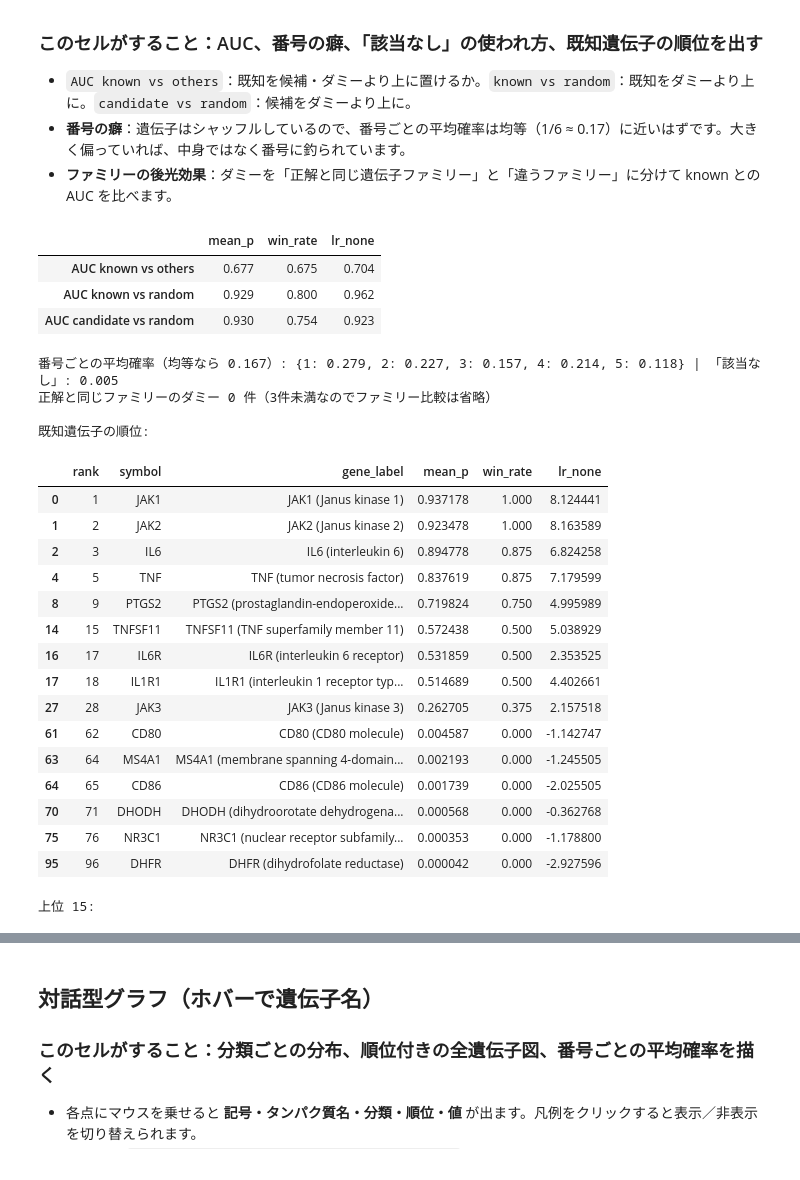
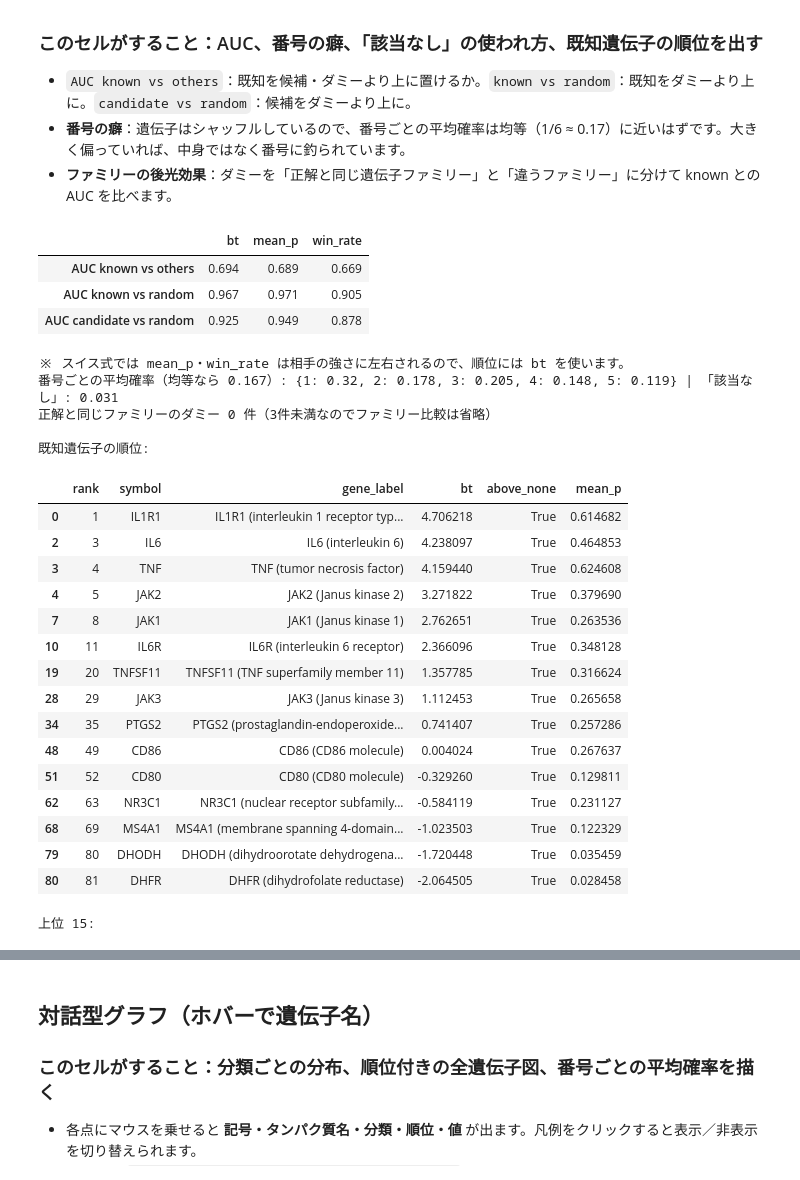
Before and after one commit to pepsea/gene_disease_prediction02, a Jupyter notebook: notebooks/04_relative_ranking.ipynb, the cells around one changed output, grey strips where cells are left out. Drawn from its saved outputs; the diff is of its cells as text; code cells hidden in the pictures.

```diff
--- a/notebooks/04_relative_ranking.ipynb
+++ b/notebooks/04_relative_ranking.ipynb
@@ -91,6 +108,8 @@ for b in DISEASE_INFO: print("  -", b[:110] + ("…" if len(b) > 110 else ""))
 # %%
 MAX_GENES = None                                   # 試運転なら 20 など
 N_ROUNDS = 8                                       # ≒ 1遺伝子あたりの比較回数
+RANDOM_ROUNDS = 2                                  # 最初にランダムに組むラウンド数。残りはスイス式
+JITTER = 0.3
 SEED = 0
 GROUP_SIZE = 5                                     # 固定（「該当なし」を含めて選択肢6つ＝1桁の数字）
 N_CTX = 2048
@@ -332,21 +340,0 @@ test: {1: 0.607, 2: 0.0, 3: 0.388, 4: 0.0, 5: 0.0, 6: 0.003} | 1.80s
-# %%
-rng, idx, rows, t0 = random.Random(SEED), list(genes.index), [], time.time()
-for r in range(N_ROUNDS):
-    order = idx[:]; rng.shuffle(order)
-    for gi, start in enumerate(range(0, len(order), GROUP_SIZE)):
-        chunk = order[start:start + GROUP_SIZE]
-        if len(chunk) < GROUP_SIZE: chunk = chunk + rng.sample([i for i in idx if i not in chunk], GROUP_SIZE - len(chunk))
-        p = score_group([genes.at[i, "gene_label"] for i in chunk])
-        for slot, i in enumerate(chunk):
-            rows.append({"round": r, "group": gi, "position": slot + 1, "gi": i, "p": float(p[slot]), "p_none": float(p[-1]),
-                         "win": int(np.argmax(p) == slot)})
-    print(f"round {r + 1}/{N_ROUNDS} ({time.time() - t0:.0f}s)")
-long = pd.DataFrame(rows)
-long["lr"] = np.log(long["p"].clip(1e-9)) - np.log(long["p_none"].clip(1e-9))
-agg = long.groupby("gi").agg(mean_p=("p", "mean"), win_rate=("win", "mean"), lr_none=("lr", "mean"), n_trials=("p", "size"))
-res = genes[["symbol", "gene_label", "category", "label"]].join(agg)
-res["rank"] = res["mean_p"].rank(ascending=False, method="min").astype(int)
-res["model"] = f"{BACKEND_USED}:{os.path.basename(str(MODEL_PATH))}" if USE_LLM else "MOCK"; res["disease"] = DISEASE; res["question"] = QID
-res = res.sort_values("rank").reset_index(drop=True)
-res.round(4).to_csv(OUT_CSV, index=False)
-print(f"elapsed {time.time() - t0:.0f}s | {len(long) // GROUP_SIZE} groups | wrote {OUT_CSV}")
@@ -370,54 +452,56 @@ elapsed 304s | 160 groups | wrote /Users/yoshinorisatomi/Documents/claude/gene_d
 # %%
 def auc(pos, neg):
     pos, neg = np.asarray(list(pos), float), np.asarray(list(neg), float)
     if len(pos) == 0 or len(neg) == 0: return float("nan")
     return float(((pos[:, None] > neg[None, :]).sum() + 0.5 * (pos[:, None] == neg[None, :]).sum()) / (len(pos) * len(neg)))
 if not USE_LLM: print("警告: モックの数値です。")
 known, other, rnd, cand = (res["category"] == "known"), (res["category"] != "known"), (res["category"] == "random"), (res["category"] == "candidate")
 display(pd.DataFrame({c: {"AUC known vs others": auc(res.loc[known, c], res.loc[other, c]), "AUC known vs random": auc(res.loc[known, c], res.loc[rnd, c]),
-                          "AUC candidate vs random": auc(res.loc[cand, c], res.loc[rnd, c])} for c in ("mean_p", "win_rate", "lr_none")}).round(3))
+                          "AUC candidate vs random": auc(res.loc[cand, c], res.loc[rnd, c])} for c in ("bt", "mean_p", "win_rate")}).round(3))
+print("※ スイス式では mean_p・win_rate は相手の強さに左右されるので、順位には bt を使います。")
 
 pos = long.groupby("position")["p"].mean()
 print("番号ごとの平均確率（均等なら 0.167）:", {int(k): round(v, 3) for k, v in pos.items()},
       "| 「該当なし」:", round(long.drop_duplicates(["round", "group"])["p_none"].mean(), 3))
 
 _fam = lambda sym: (re.match(r"^([A-Za-z]+\d+)", sym).group(1) if re.match(r"^([A-Za-z]+\d+)", sym) else sym)
 res["family"] = res["symbol"].apply(_fam)
 res["same_family_as_known"] = res["family"].isin(set(res.loc[known, "family"]))
 rnd_same, rnd_diff = rnd & res["same_family_as_known"], rnd & ~res["same_family_as_known"]
 if rnd_same.sum() >= 3 and rnd_diff.sum() >= 3:
-    print(f"AUC known vs random（同じファミリー） {auc(res.loc[known, 'mean_p'], res.loc[rnd_same, 'mean_p']):.3f} | "
-          f"（違うファミリー） {auc(res.loc[known, 'mean_p'], res.loc[rnd_diff, 'mean_p']):.3f}")
+    print(f"AUC known vs random（同じファミリー） {auc(res.loc[known, 'bt'], res.loc[rnd_same, 'bt']):.3f} | "
+          f"（違うファミリー） {auc(res.loc[known, 'bt'], res.loc[rnd_diff, 'bt']):.3f}")
 else:
     print(f"正解と同じファミリーのダミー {int(rnd_same.sum())} 件（3件未満なのでファミリー比較は省略）")
 
 print("\n既知遺伝子の順位:")
-display(res.loc[known, ["rank", "symbol", "gene_label", "mean_p", "win_rate", "lr_none"]])
+display(res.loc[known, ["rank", "symbol", "gene_label", "bt", "above_none", "mean_p"]])
 print("上位 15:")
-res.head(15)[["rank", "symbol", "category", "mean_p", "win_rate", "lr_none"]]
+res.head(15)[["rank", "symbol", "category", "bt", "above_none", "mean_p"]]
 # %% [output]
-|  | mean_p | win_rate | lr_none |
-| AUC known vs others | 0.677 | 0.675 | 0.704 |
-| AUC known vs random | 0.929 | 0.800 | 0.962 |
-| AUC candidate vs random | 0.930 | 0.754 | 0.923 |
+|  | bt | mean_p | win_rate |
+| AUC known vs others | 0.694 | 0.689 | 0.669 |
+| AUC known vs random | 0.967 | 0.971 | 0.905 |
+| AUC candidate vs random | 0.925 | 0.949 | 0.878 |
-番号ごとの平均確率（均等なら 0.167）: {1: 0.279, 2: 0.227, 3: 0.157, 4: 0.214, 5: 0.118} | 「該当なし」: 0.005
+※ スイス式では mean_p・win_rate は相手の強さに左右されるので、順位には bt を使います。
+番号ごとの平均確率（均等なら 0.167）: {1: 0.32, 2: 0.178, 3: 0.205, 4: 0.148, 5: 0.119} | 「該当なし」: 0.031
 正解と同じファミリーのダミー 0 件（3件未満なのでファミリー比較は省略）
 
 既知遺伝子の順位:
-|  | rank | symbol | gene_label | mean_p | win_rate | lr_none |
-| 0 | 1 | JAK1 | JAK1 (Janus kinase 1) | 0.937178 | 1.000 | 8.124441 |
-| 1 | 2 | JAK2 | JAK2 (Janus kinase 2) | 0.923478 | 1.000 | 8.163589 |
-| 2 | 3 | IL6 | IL6 (interleukin 6) | 0.894778 | 0.875 | 6.824258 |
-| 4 | 5 | TNF | TNF (tumor necrosis factor) | 0.837619 | 0.875 | 7.179599 |
-| 8 | 9 | PTGS2 | PTGS2 (prostaglandin-endoperoxide... | 0.719824 | 0.750 | 4.995989 |
-| 14 | 15 | TNFSF11 | TNFSF11 (TNF superfamily member 11) | 0.572438 | 0.500 | 5.038929 |
-| 16 | 17 | IL6R | IL6R (interleukin 6 receptor) | 0.531859 | 0.500 | 2.353525 |
-| 17 | 18 | IL1R1 | IL1R1 (interleukin 1 receptor typ... | 0.514689 | 0.500 | 4.402661 |
-| 27 | 28 | JAK3 | JAK3 (Janus kinase 3) | 0.262705 | 0.375 | 2.157518 |
-| 61 | 62 | CD80 | CD80 (CD80 molecule) | 0.004587 | 0.000 | -1.142747 |
-| 63 | 64 | MS4A1 | MS4A1 (membrane spanning 4-domain... | 0.002193 | 0.000 | -1.245505 |
-| 64 | 65 | CD86 | CD86 (CD86 molecule) | 0.001739 | 0.000 | -2.025505 |
-| 70 | 71 | DHODH | DHODH (dihydroorotate dehydrogena... | 0.000568 | 0.000 | -0.362768 |
-| 75 | 76 | NR3C1 | NR3C1 (nuclear receptor subfamily... | 0.000353 | 0.000 | -1.178800 |
-| 95 | 96 | DHFR | DHFR (dihydrofolate reductase) | 0.000042 | 0.000 | -2.927596 |
+|  | rank | symbol | gene_label | bt | above_none | mean_p |
+| 0 | 1 | IL1R1 | IL1R1 (interleukin 1 receptor typ... | 4.706218 | True | 0.614682 |
+| 2 | 3 | IL6 | IL6 (interleukin 6) | 4.238097 | True | 0.464853 |
+| 3 | 4 | TNF | TNF (tumor necrosis factor) | 4.159440 | True | 0.624608 |
+| 4 | 5 | JAK2 | JAK2 (Janus kinase 2) | 3.271822 | True | 0.379690 |
+| 7 | 8 | JAK1 | JAK1 (Janus kinase 1) | 2.762651 | True | 0.263536 |
+| 10 | 11 | IL6R | IL6R (interleukin 6 receptor) | 2.366096 | True | 0.348128 |
+| 19 | 20 | TNFSF11 | TNFSF11 (TNF superfamily member 11) | 1.357785 | True | 0.316624 |
+| 28 | 29 | JAK3 | JAK3 (Janus kinase 3) | 1.112453 | True | 0.265658 |
+| 34 | 35 | PTGS2 | PTGS2 (prostaglandin-endoperoxide... | 0.741407 | True | 0.257286 |
+| 48 | 49 | CD86 | CD86 (CD86 molecule) | 0.004024 | True | 0.267637 |
+| 51 | 52 | CD80 | CD80 (CD80 molecule) | -0.329260 | True | 0.129811 |
+| 62 | 63 | NR3C1 | NR3C1 (nuclear receptor subfamily... | -0.584119 | True | 0.231127 |
+| 68 | 69 | MS4A1 | MS4A1 (membrane spanning 4-domain... | -1.023503 | True | 0.122329 |
+| 79 | 80 | DHODH | DHODH (dihydroorotate dehydrogena... | -1.720448 | True | 0.035459 |
+| 80 | 81 | DHFR | DHFR (dihydrofolate reductase) | -2.064505 | True | 0.028458 |
 上位 15:
```
Also changed, not shown: parts of 9 cells of this notebook, 7 other files.
